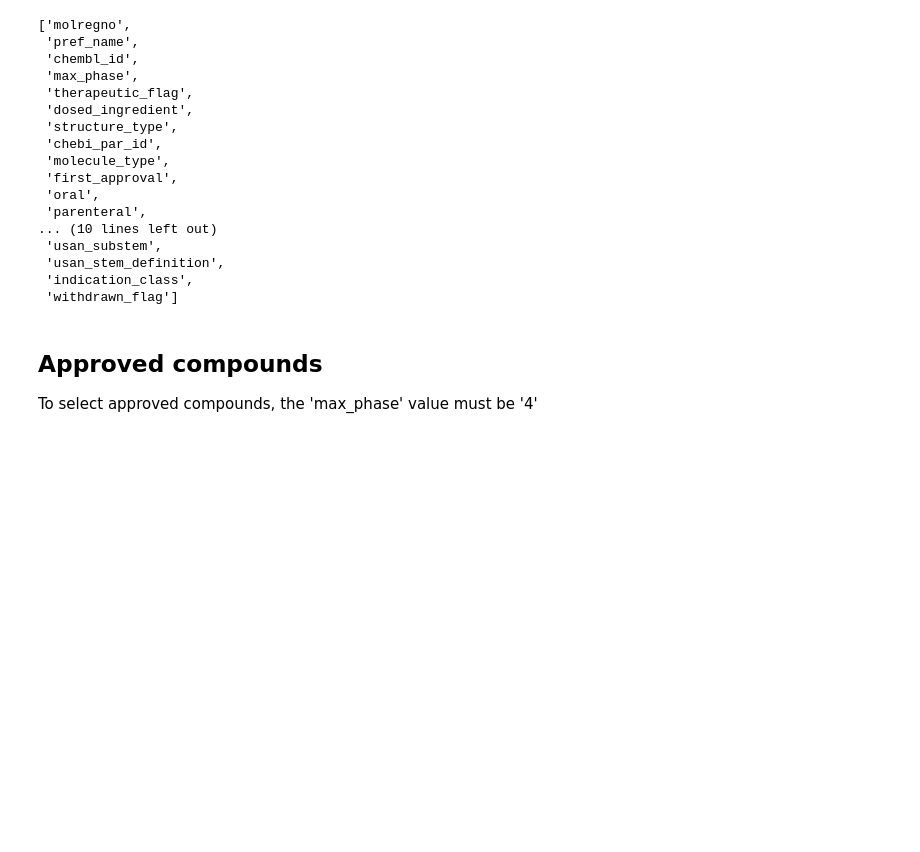
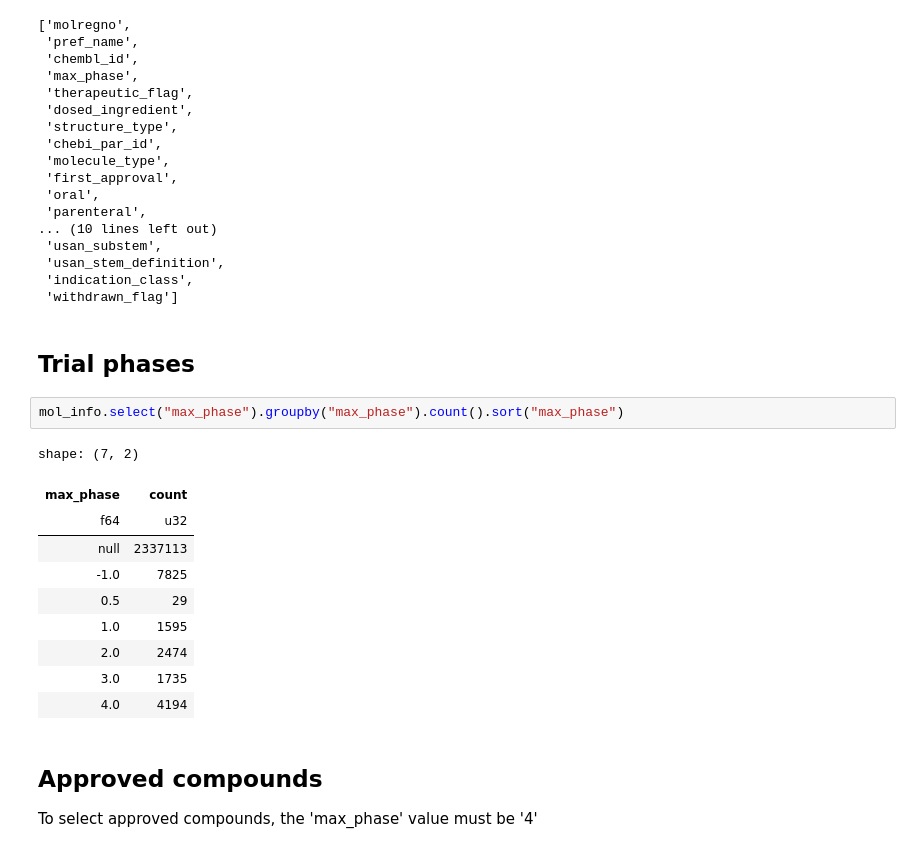
Before and after one commit to Martijn-Sturm/ads-code, a Jupyter notebook: scripts/approved_compounds.ipynb, the cells around one changed output. Cells and saved outputs as stored; diff of their text form; blank space fills up the shorter version.

```diff
--- a/scripts/approved_compounds.ipynb
+++ b/scripts/approved_compounds.ipynb
@@ -34,6 +35,21 @@ mol_info.columns
  'usan_stem_definition',
  'indication_class',
  'withdrawn_flag']
+# %% [markdown]
+## Trial phases
+# %%
+mol_info.select("max_phase").groupby("max_phase").count().sort("max_phase")
+# %% [output]
+shape: (7, 2)
+| max_phase | count |
+| f64 | u32 |
+| null | 2337113 |
+| -1.0 | 7825 |
+| 0.5 | 29 |
+| 1.0 | 1595 |
+| 2.0 | 2474 |
+| 3.0 | 1735 |
+| 4.0 | 4194 |
 # %% [markdown]
 ## Approved compounds
 
```
Also changed, not shown: parts of 3 cells of this notebook, 6 other files.
